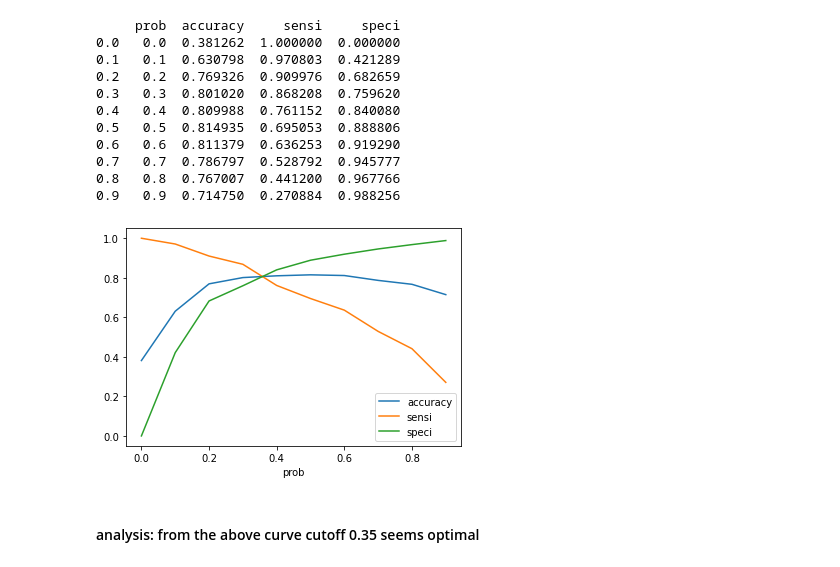
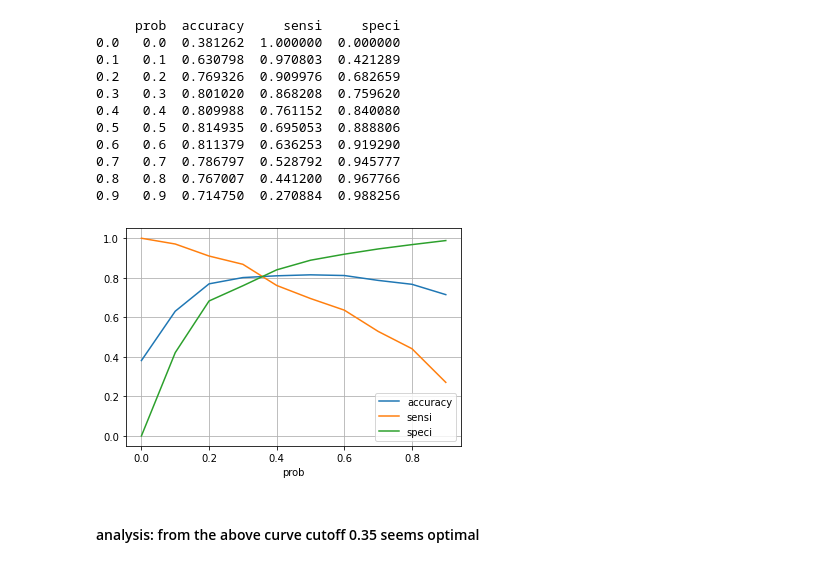
Before and after one commit to shrmittal/Lead-scoring-case-study, a Jupyter notebook: Lead-Scoring-Case-Study.ipynb, the cells around one changed output. Drawn from its saved outputs; the diff is of its cells as text; code cells hidden in the pictures.

```diff
--- a/Lead-Scoring-Case-Study.ipynb
+++ b/Lead-Scoring-Case-Study.ipynb
@@ -1676,10 +1676,12 @@ print(cutoff_df)
 0.9   0.9  0.714750  0.270884  0.988256
 # %%
 # Let's plot accuracy sensitivity and specificity for various probabilities.
+#plt.figure(figsize=(10, 4), dpi=100, facecolor='w', edgecolor='k', frameon='True')
 cutoff_df.plot.line(x='prob', y=['accuracy','sensi','speci'])
+plt.grid()
 plt.show()
 # %% [output]
-[figure, old version]
+[figure, new version]
 # %% [markdown]
 #### analysis: from the above curve cutoff 0.35 seems optimal
 # %%
```
Also changed, not shown: parts of 32 cells of this notebook.
